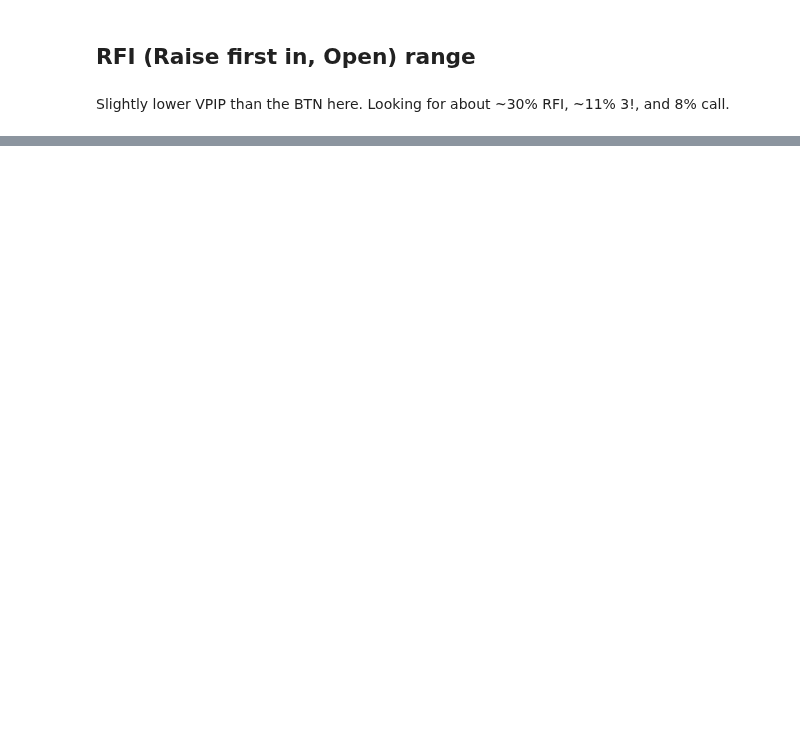
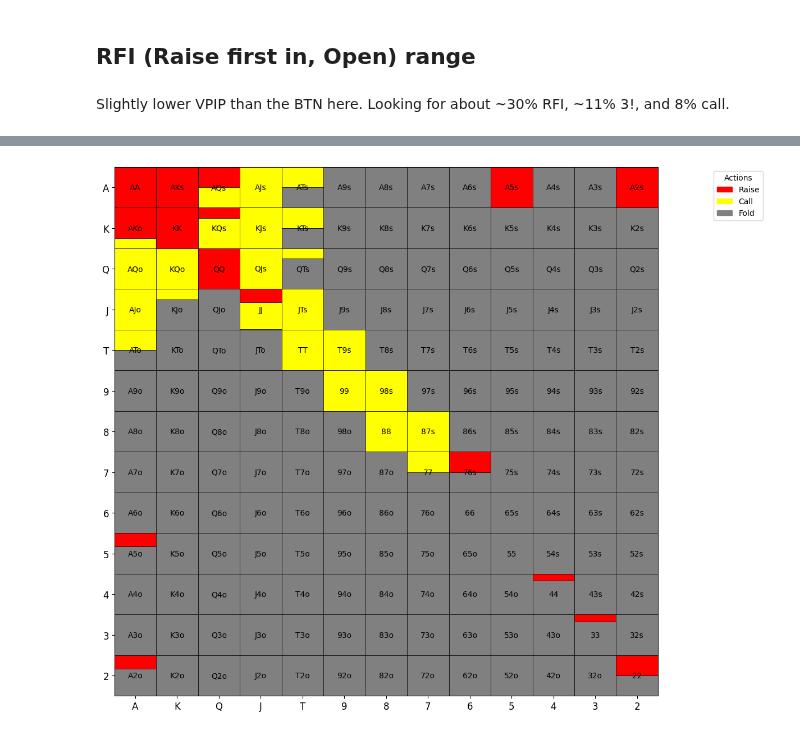
Before and after one commit to KunaalAgarwal/poker_analysis, a Jupyter notebook: src/co_ranges.ipynb, the cells around one changed output, grey strips where cells are left out. Drawn from its saved outputs; the diff is of its cells as text; code cells hidden in the pictures; blank space fills up the shorter version.

Commit message:
completed co ranges

```diff
--- a/src/co_ranges.ipynb
+++ b/src/co_ranges.ipynb
@@ -165,0 +135,96 @@ def range_hand_distribution(hand_actions, actions_list=['raise', 'call']):
+# %%
+response_3bet_range = {
+    # Pairs
+    "AA": {"raise": 1.0, "call": 0.0},
+    "KK": {"raise": 1.0, "call": 0.0},
+    "QQ": {"raise": 1.0, "call": 0.0},
+    "JJ": {"raise": 0.33, "call": 0.66},
+    "TT": {"raise": 0.0, "call": 1.0},
+
+    "99": {"raise": 0.0, "call": 1.0},
+    "88": {"raise": 0.0, "call": 1.0},
+    "77": {"raise": 0.0, "call": 0.5},
+    "66": {"raise": 0.0, "call": 0.0},
+    "55": {"raise": 0.0, "call": 0.0},
+    # 4bet bluff (unblocks AK, AQ, AJ, KQ, etc.), while ahead of those hands and can put high pressure on middling pairs
+    "44": {"raise": 0.17, "call": 0.0},
+    "33": {"raise": 0.17, "call": 0.0},
+    "22": {"raise": 0.5, "call": 0.0},
+
+    "AKs": {"raise": 1.0, "call": 0.0},
+    "AQs": {"raise": 0.5, "call": 0.5},
+    "AJs": {"raise": 0.0, "call": 1.0},
+    "ATs": {"raise": 0.0, "call": 0.5},
+    "A9s": {"raise": 0.0, "call": 0.0},
+    "A8s": {"raise": 0.0, "call": 0.0},
+    "A7s": {"raise": 0.0, "call": 0.0},
+    "A6s": {"raise": 0.0, "call": 0.0},
+    "A5s": {"raise": 1.0, "call": 0.0}, # 4bet bluff
+    "A4s": {"raise": 0.0, "call": 0.0},
+    "A3s": {"raise": 0.0, "call": 0.0},
+    "A2s": {"raise": 1.0, "call": 0.0}, # 4bet bluff
+
+    "AKo": {"raise": .75, "call": 0.25},
+    "AQo": {"raise": 0.0, "call": 1.0},
+    "AJo": {"raise": 0.0, "call": 1.0},
+    "ATo": {"raise": 0.0, "call": 0.5},
+    "A9o": {"raise": 0.0, "call": 0.0},
+
+    "A5o": {"raise": 0.33, "call": 0.0}, # come back to adjust bluff frequencies
+    "A4o": {"raise": 0.0, "call": 0.0},
+    "A3o": {"raise": 0.0, "call": 0.0},
+    "A2o": {"raise": 0.33, "call": 0.0},
+
+    "KQs": {"raise": 0.25, "call": 0.75},
+    "KJs": {"raise": 0.0, "call": 1.0},
+    "KTs": {"raise": 0.0, "call": 0.5},
+    "K9s": {"raise": 0.0, "call": 0.0},
+
+    "KQo": {"raise": 0.0, "call": 1.0},
+    "KJo": {"raise": 0.0, "call": 0.25},
+    "KTo": {"raise": 0.0, "call": 0.0},
+
+    "QJs": {"raise": 0.0, "call": 1.0},
+    "QTs": {"raise": 0.0, "call": 0.25},
+
+    "QJo": {"raise": 0.0, "call": 0.0},
+    "QTo": {"raise": 0.0, "call": 0.0},
+    "Q9o": {"raise": 0.0, "call": 0.0},
+
+    "JTs": {"raise": 0.0, "call": 1.0},
+    "J9s": {"raise": 0.0, "call": 0.0},
+
+    "JTo": {"raise": 0.0, "call": 0.0},
+    "J9o": {"raise": 0.0, "call": 0.0},
+
+    "T9s": {"raise": 0.0, "call": 1.0},
+    "T8s": {"raise": 0.0, "call": 0.0},
+
+    "98s": {"raise": 0.0, "call": 1.0},
+    "97s": {"raise": 0.0, "call": 0.0},
+
+    "87s": {"raise": 0.0, "call": 1.0},
+    "86s": {"raise": 0.0, "call": 0.0},
+
+    "76s": {"raise": 0.5, "call": 0.0},
+    "75s": {"raise": 0.0, "call": 0.0},
+
+    "65s": {"raise": 0.0, "call": 0.0},
+}
+# Visualize the range
+response_3bet = range_construction.generate_range(response_3bet_range)
+response_3bet_distribution = range_construction.range_hand_distribution(response_3bet_range)
+response_3bet_percent_by_actions = range_construction.range_percent_by_all_actions(response_3bet_range)
+response_3bet_mean_hand_rank = range_construction.average_range_rank(response_3bet_range)
+
+folded_rfi = 100*response_3bet_percent_by_actions['overall']['combos'] / rfi_percent_by_actions['overall']['combos']
+
+print(response_3bet_percent_by_actions)
+print(f'Mean hand rank: {response_3bet_mean_hand_rank}')
+print(f'Percent A or K high: {range_construction.percent_range_high_card(response_3bet_range)} %')
+print(f'Percent of CO RFI folded: {folded_rfi} %')
+
+response_3bet_distribution[1].to_csv('../co_ranges/co_3bet_response_distribution.csv')
+response_3bet_distribution[0]
+# %% [output]
+[figure, added]
```
Also changed, not shown: parts of 10 cells of this notebook, 6 other files.
